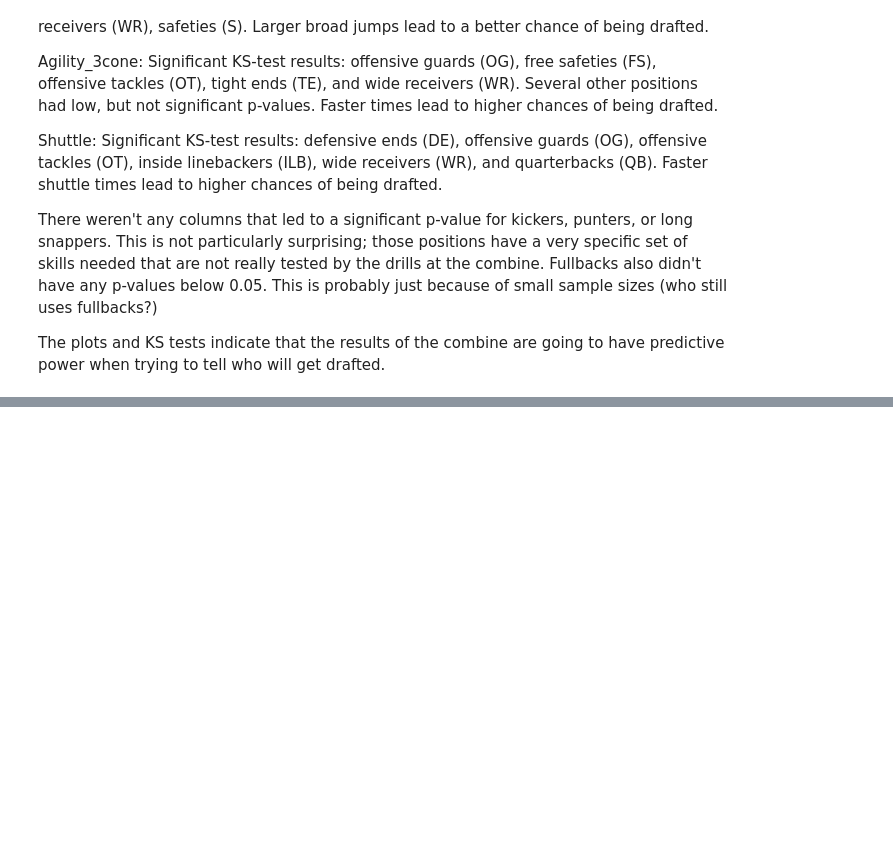
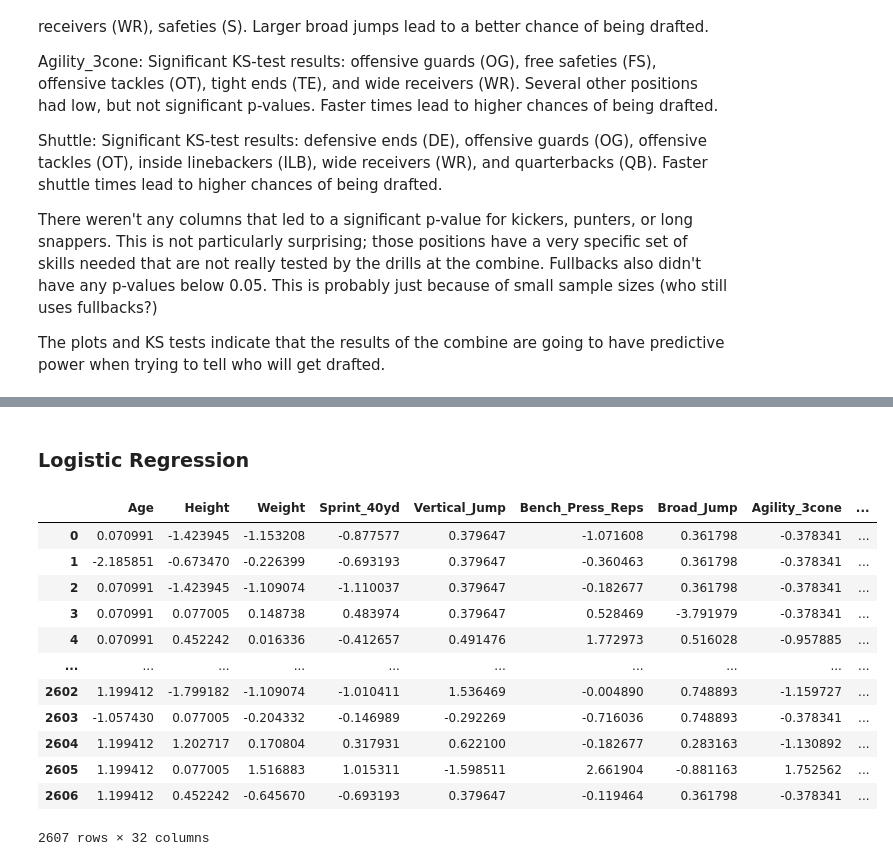
Before and after one commit to daviderics/NFL_Combine_Project, a Jupyter notebook: student.ipynb, the cells around one changed output, grey strips where cells are left out. Drawn from its saved outputs; the diff is of its cells as text; code cells hidden in the pictures; blank space fills up the shorter version.

```diff
--- a/student.ipynb
+++ b/student.ipynb
@@ -395,0 +449,2 @@ The plots and KS tests indicate that the results of the combine are going to hav
+# %% [markdown]
+### Logistic Regression
@@ -395,0 +461,33 @@ The plots and KS tests indicate that the results of the combine are going to hav
+# %%
+# Define X and y
+X = df_fill[['Age','Height','Weight','Sprint_40yd','Vertical_Jump','Bench_Press_Reps','Broad_Jump','Agility_3cone',
+             'Shuttle','BMI','Position','school_group']]
+y = df_fill['Drafted']
+
+# Split the data into train and test
+X_train, X_test, y_train, y_test = train_test_split(X, y, random_state=42, test_size=0.25)
+
+# Apply get_dummies to separate categorical data into columns
+X_train_ohe = pd.get_dummies(X_train, columns=['Position','school_group'])
+X_test_ohe = pd.get_dummies(X_test, columns=['Position','school_group'])
+
+# Apply StandardScaler
+scaler = StandardScaler()
+X_train_scaled = scaler.fit_transform(X_train_ohe)
+X_test_scaled = scaler.transform(X_test_ohe)
+
+pd.DataFrame(X_train_scaled, columns=X_train_ohe.columns)
+# %% [output]
+|  | Age | Height | Weight | Sprint_40yd | Vertical_Jump | Bench_Press_Reps | Broad_Jump | Agility_3cone | ... |
+| 0 | 0.070991 | -1.423945 | -1.153208 | -0.877577 | 0.379647 | -1.071608 | 0.361798 | -0.378341 | ... |
+| 1 | -2.185851 | -0.673470 | -0.226399 | -0.693193 | 0.379647 | -0.360463 | 0.361798 | -0.378341 | ... |
+| 2 | 0.070991 | -1.423945 | -1.109074 | -1.110037 | 0.379647 | -0.182677 | 0.361798 | -0.378341 | ... |
+| 3 | 0.070991 | 0.077005 | 0.148738 | 0.483974 | 0.379647 | 0.528469 | -3.791979 | -0.378341 | ... |
+| 4 | 0.070991 | 0.452242 | 0.016336 | -0.412657 | 0.491476 | 1.772973 | 0.516028 | -0.957885 | ... |
+| ... | ... | ... | ... | ... | ... | ... | ... | ... | ... |
+| 2602 | 1.199412 | -1.799182 | -1.109074 | -1.010411 | 1.536469 | -0.004890 | 0.748893 | -1.159727 | ... |
+| 2603 | -1.057430 | 0.077005 | -0.204332 | -0.146989 | -0.292269 | -0.716036 | 0.748893 | -0.378341 | ... |
+| 2604 | 1.199412 | 1.202717 | 0.170804 | 0.317931 | 0.622100 | -0.182677 | 0.283163 | -1.130892 | ... |
+| 2605 | 1.199412 | 0.077005 | 1.516883 | 1.015311 | -1.598511 | 2.661904 | -0.881163 | 1.752562 | ... |
+| 2606 | 1.199412 | 0.452242 | -0.645670 | -0.693193 | 0.379647 | -0.119464 | 0.361798 | -0.378341 | ... |
+2607 rows × 32 columns
```
Also changed, not shown: parts of 29 cells of this notebook.
